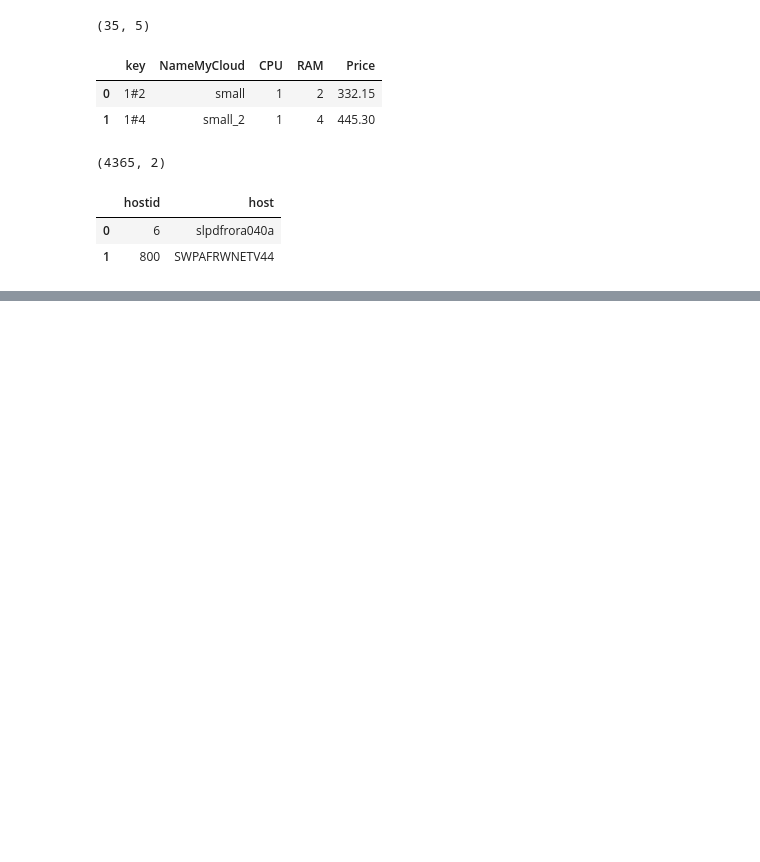
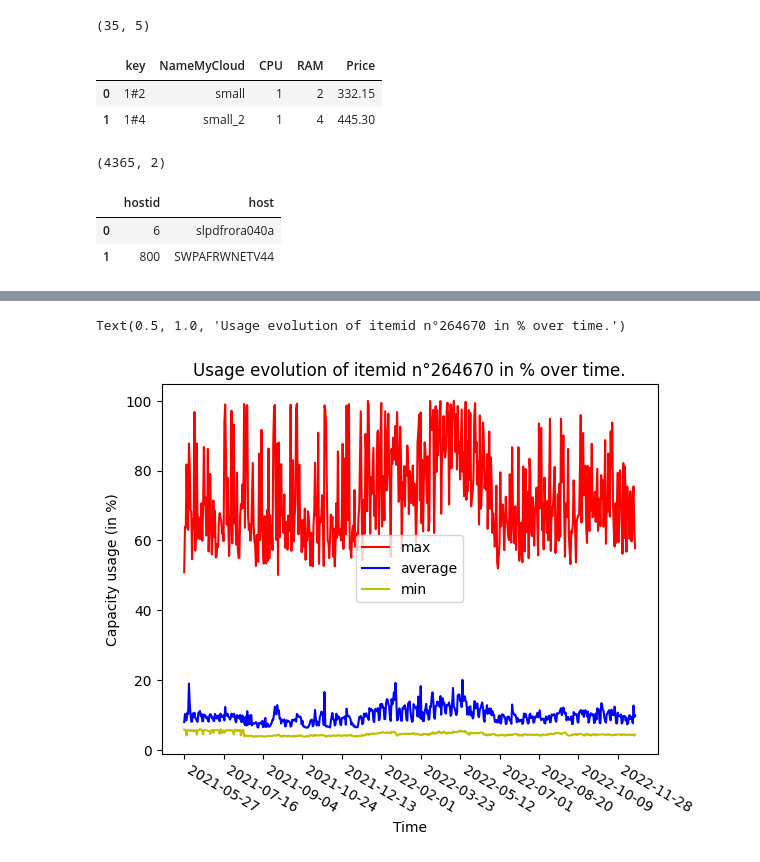
Before and after one commit to lucas-chaix/natixis_challenge, a Jupyter notebook: notebooks/sandbox_antoine.ipynb, the cells around one changed output, grey strips where cells are left out. Cells and saved outputs as stored; diff of their text form; code cells hidden in the pictures; blank space fills up the shorter version.

```diff
--- a/notebooks/sandbox_antoine.ipynb
+++ b/notebooks/sandbox_antoine.ipynb
@@ -58,0 +101,4 @@ df_tmp_hosts_zabbix.head(2)
+# %%
+itemid = 264670
+to_plot = df_item_trend[df_item_trend["itemid"]==itemid].sort_values("clock")
+to_plot.head()
@@ -58,0 +112,16 @@ df_tmp_hosts_zabbix.head(2)
+# %%
+plt.plot(to_plot.clock, to_plot.value_max, c='r', label='max')
+plt.plot(to_plot.clock, to_plot.value_avg, c='b', label='average')
+plt.plot(to_plot.clock, to_plot.value_min, c='y', label='min')
+plt.legend()
+
+xticklabels = plt.gca().get_xticklabels()[::50]
+xticks = plt.gca().get_xticks()[::50]
+plt.gca().set_xticks(xticks, labels=xticklabels, rotation=-30, ha="left")
+
+plt.xlabel('Time')
+plt.ylabel('Capacity usage (in %)')
+plt.title(f'Usage evolution of itemid n°{itemid} in % over time.')
+# %% [output]
+Text(0.5, 1.0, 'Usage evolution of itemid n°264670 in % over time.')
+[figure, added]
```
Also changed, not shown: parts of 11 cells of this notebook.
